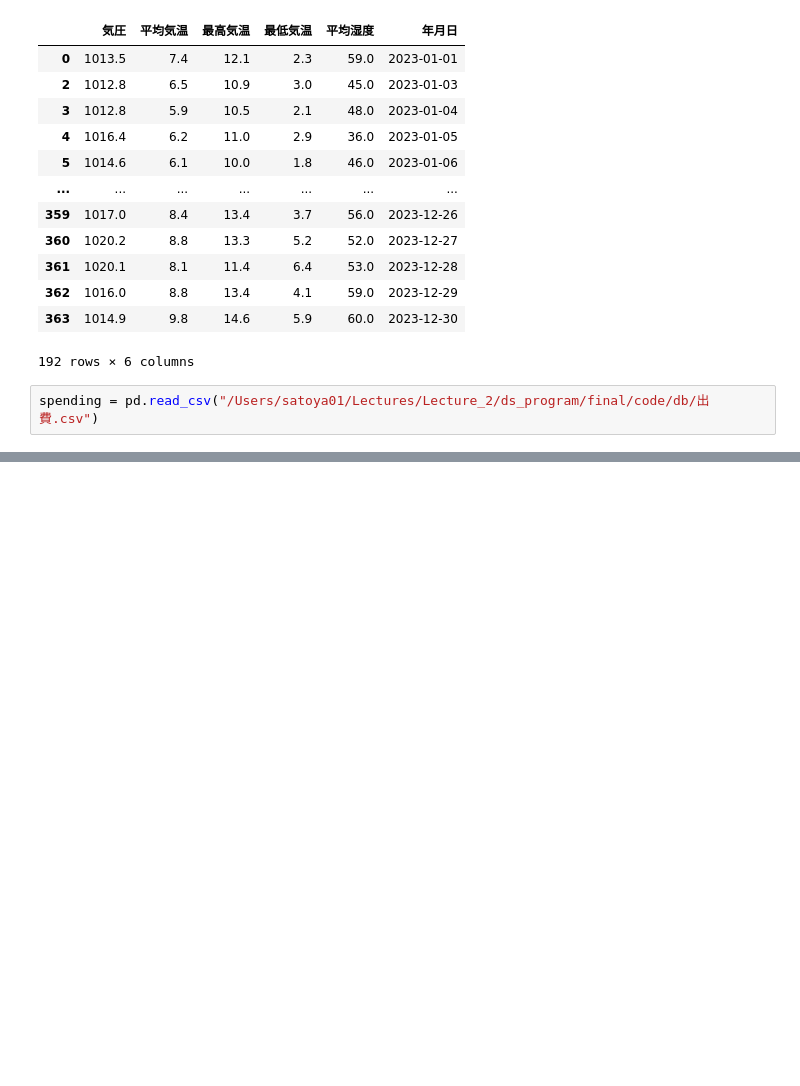
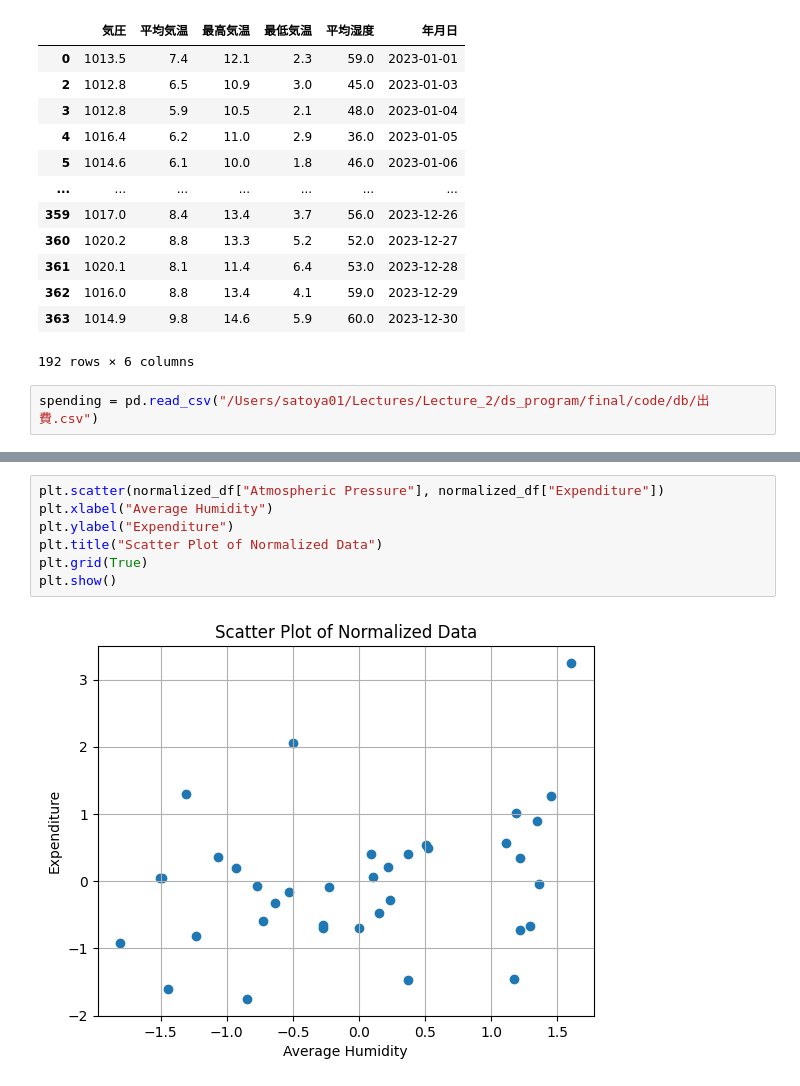
Before and after one commit to satoya0528/code, a Jupyter notebook: analyzing.ipynb, the cells around one changed output, grey strips where cells are left out. Drawn from its saved outputs; the diff is of its cells as text; blank space fills up the shorter version.

```diff
--- a/analyzing.ipynb
+++ b/analyzing.ipynb
@@ -108,0 +139,9 @@ merged_df = pd.merge(sun_day, spending, on='年月日', how='inner')
+# %%
+plt.scatter(normalized_df["Atmospheric Pressure"], normalized_df["Expenditure"])
+plt.xlabel("Average Humidity")
+plt.ylabel("Expenditure")
+plt.title("Scatter Plot of Normalized Data")
+plt.grid(True)
+plt.show()
+# %% [output]
+[figure, added]
```
Also changed, not shown: parts of 8 cells of this notebook, 2 other files.
